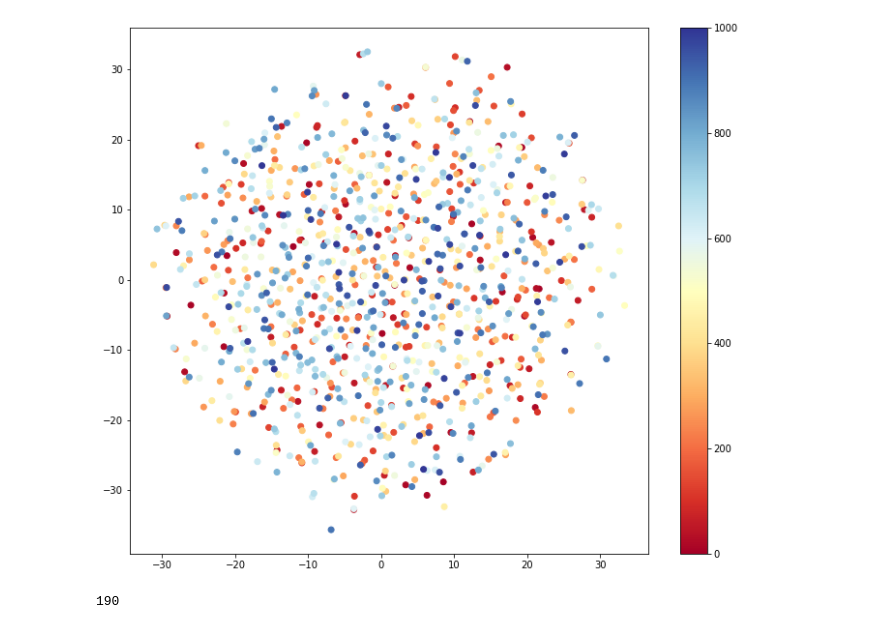
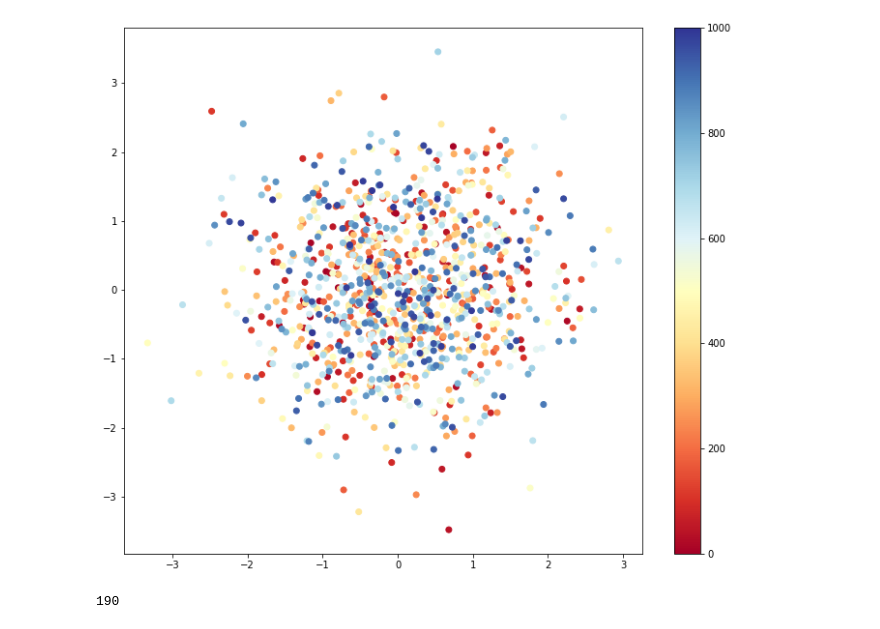
Before and after one commit to maxvstheuniverse/thesis-explorations, a Jupyter notebook: src/_experiments/lstm_vae.ipynb, the cells around one changed output. Saved outputs shown, nothing was run; the diff lists cells and outputs as text; code cells hidden in the pictures.

```diff
--- a/src/_experiments/lstm_vae.ipynb
+++ b/src/_experiments/lstm_vae.ipynb
@@ -60,7 +66,7 @@ vae = RecurrentVariationalAutoEncoder(timesteps, len(characters), hidden_dims, l
 optimizer = tf.keras.optimizers.Adam(learning_rate=1e-3)
 vae.compile(optimizer, loss='categorical_crossentropy')
 # %%
-vae.fit(x_reverse, x, epochs=25, batch_size=128)
+history = vae.fit(x_reverse, x, epochs=25, batch_size=128)
 # %% [output]
 Train on 50000 samples
 Epoch 1/25
@@ -96,14 +102,14 @@ mean, logvar, z = latent_representation
 # %%
 embedded_z = manifold.TSNE(n_components=2).fit_transform(z)
 # %%
-colors = np.linspace(0, 1000, num=len(embedded_z))
+colors = np.linspace(0, 1000, num=len(z))
 
 fig, ax = plt.subplots(1,1, figsize=(12, 10))
-sc = ax.scatter(embedded_z[:, 0], embedded_z[:, 1], c=colors, cmap='RdYlBu')
+sc = ax.scatter(z[:, 0], z[:, 1], c=colors, cmap='RdYlBu')
 plt.colorbar(sc)
 plt.show()
 # %% [output]
-[figure, old version]
+[figure, new version]
 # %%
 distances = {}
 
```
Also changed, not shown: parts of 5 cells of this notebook.
